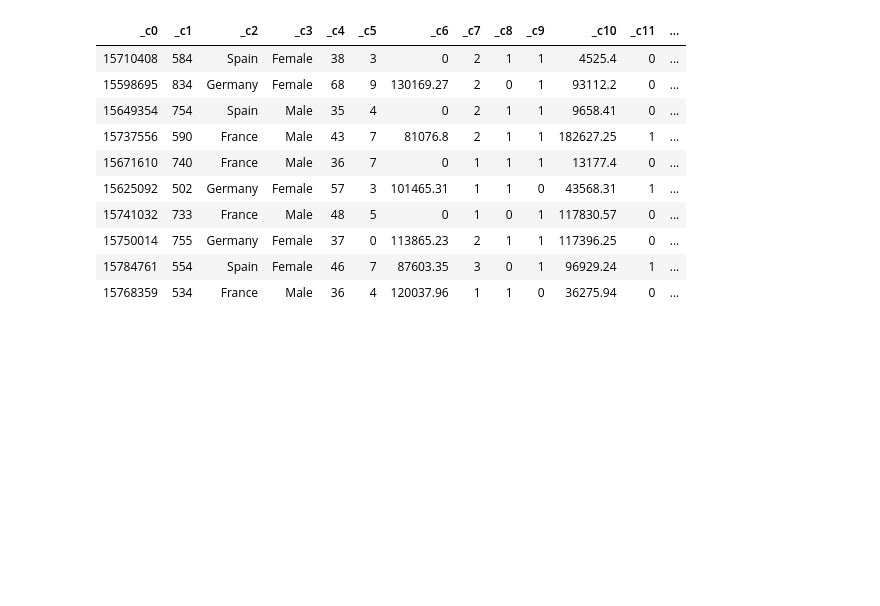
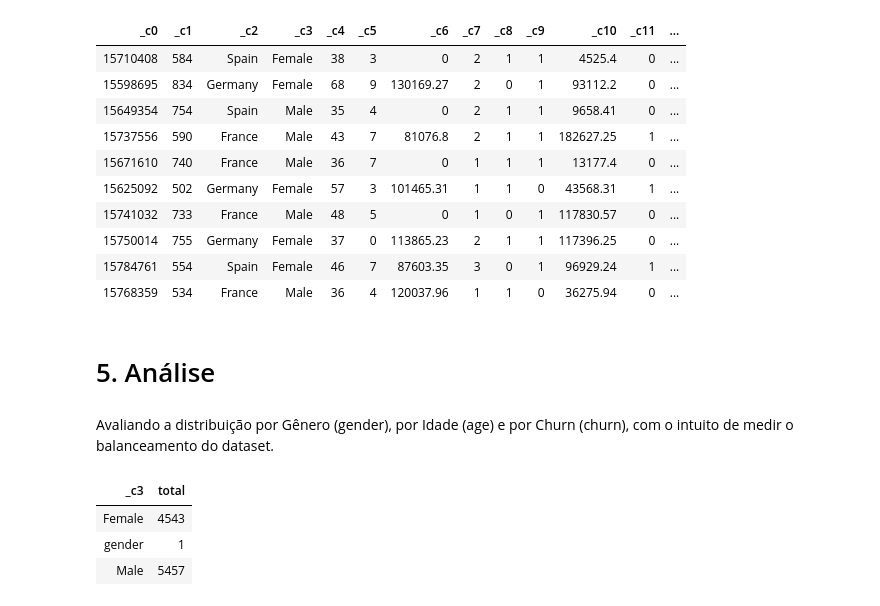
Before and after one commit to zulatopaula/MVP_CD_BankChurn, a Jupyter notebook: PZ_MVP_CD_BankChurn_DE_Final.ipynb, the cells around one changed output. Drawn from its saved outputs; the diff is of its cells as text; code cells hidden in the pictures; blank space fills up the shorter version.

```diff
--- a/PZ_MVP_CD_BankChurn_DE_Final.ipynb
+++ b/PZ_MVP_CD_BankChurn_DE_Final.ipynb
@@ -237,3 +244,18 @@ SELECT * FROM mv_gold_general_table LIMIT 10
 | 15750014 | 755 | Germany | Female | 37 | 0 | 113865.23 | 2 | 1 | 1 | 117396.25 | 0 | ... |
 | 15784761 | 554 | Spain | Female | 46 | 7 | 87603.35 | 3 | 0 | 1 | 96929.24 | 1 | ... |
 | 15768359 | 534 | France | Male | 36 | 4 | 120037.96 | 1 | 1 | 0 | 36275.94 | 0 | ... |
+# %% [markdown]
+# 5. Análise
+# %% [markdown]
+Avaliando a distribuição por Gênero (gender), por Idade (age) e por Churn (churn), com o intuito de medir o balanceamento do dataset.
+# %%
+%sql
+-- Distribuição por gênero
+SELECT _c3, COUNT(*) AS total
+FROM mv_gold_general_table
+GROUP BY _c3;
+# %% [output]
+| _c3 | total |
+| Female | 4543 |
+| gender | 1 |
+| Male | 5457 |
```
Also changed, not shown: parts of 10 cells of this notebook.
